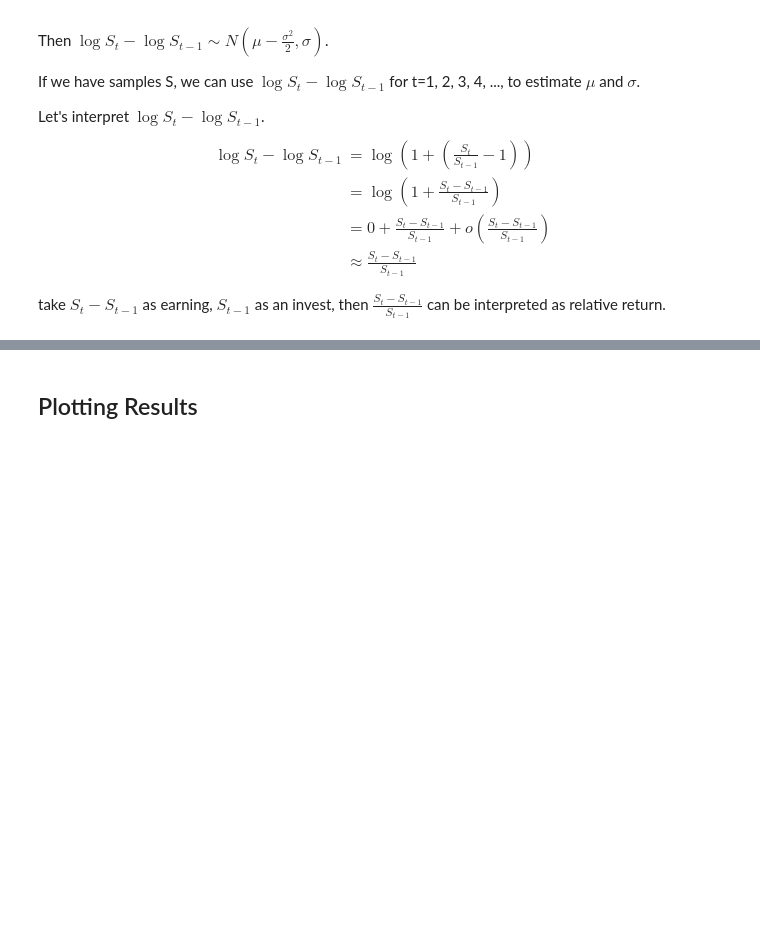
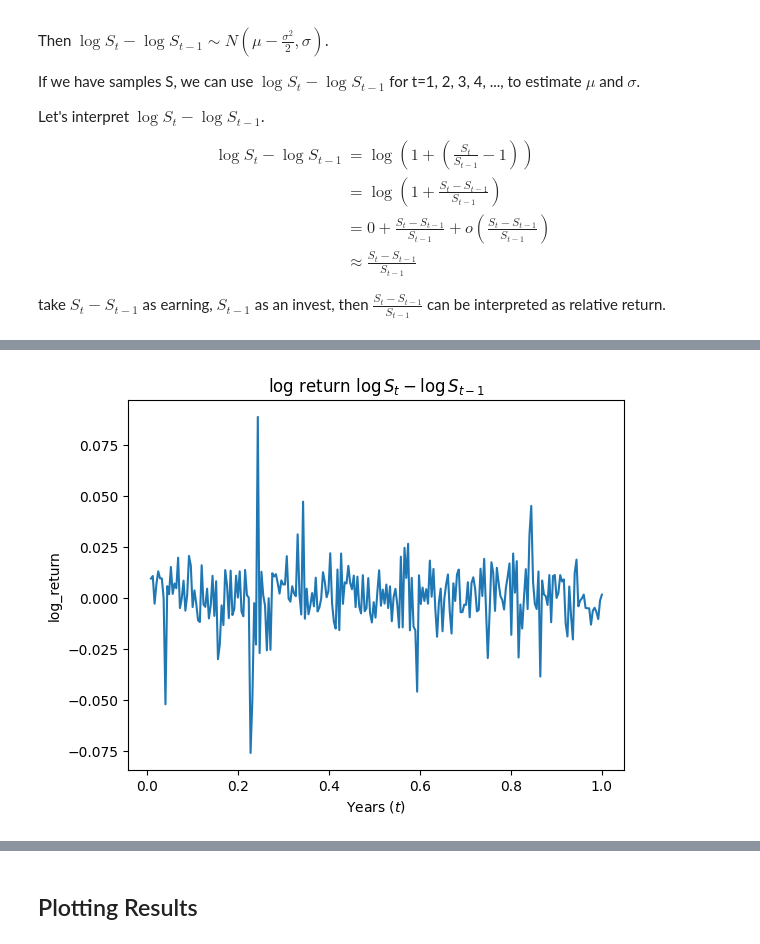
Before and after one commit to liwenw-source/stochastic-process, a Jupyter notebook: brownian_motion_share_price_modelling/brownian_motion_share_price_modelling.ipynb, the cells around one changed output, grey strips where cells are left out. Drawn from its saved outputs; the diff is of its cells as text; code cells hidden in the pictures; blank space fills up the shorter version.

```diff
--- a/brownian_motion_share_price_modelling/brownian_motion_share_price_modelling.ipynb
+++ b/brownian_motion_share_price_modelling/brownian_motion_share_price_modelling.ipynb
@@ -97 +129,11 @@ sigma = 0.003
+# %%
+plt.plot(time[1:], df['log_return'])
+plt.xlabel("Years $(t)$")
+plt.ylabel("log_return")
+plt.title(
+    "log return $\log {S_t} - \log {S_{t-1}}$"
+)
+plt.show()
+# %% [output]
+[figure, added]
 # %%
```
Also changed, not shown: parts of 12 cells of this notebook.
